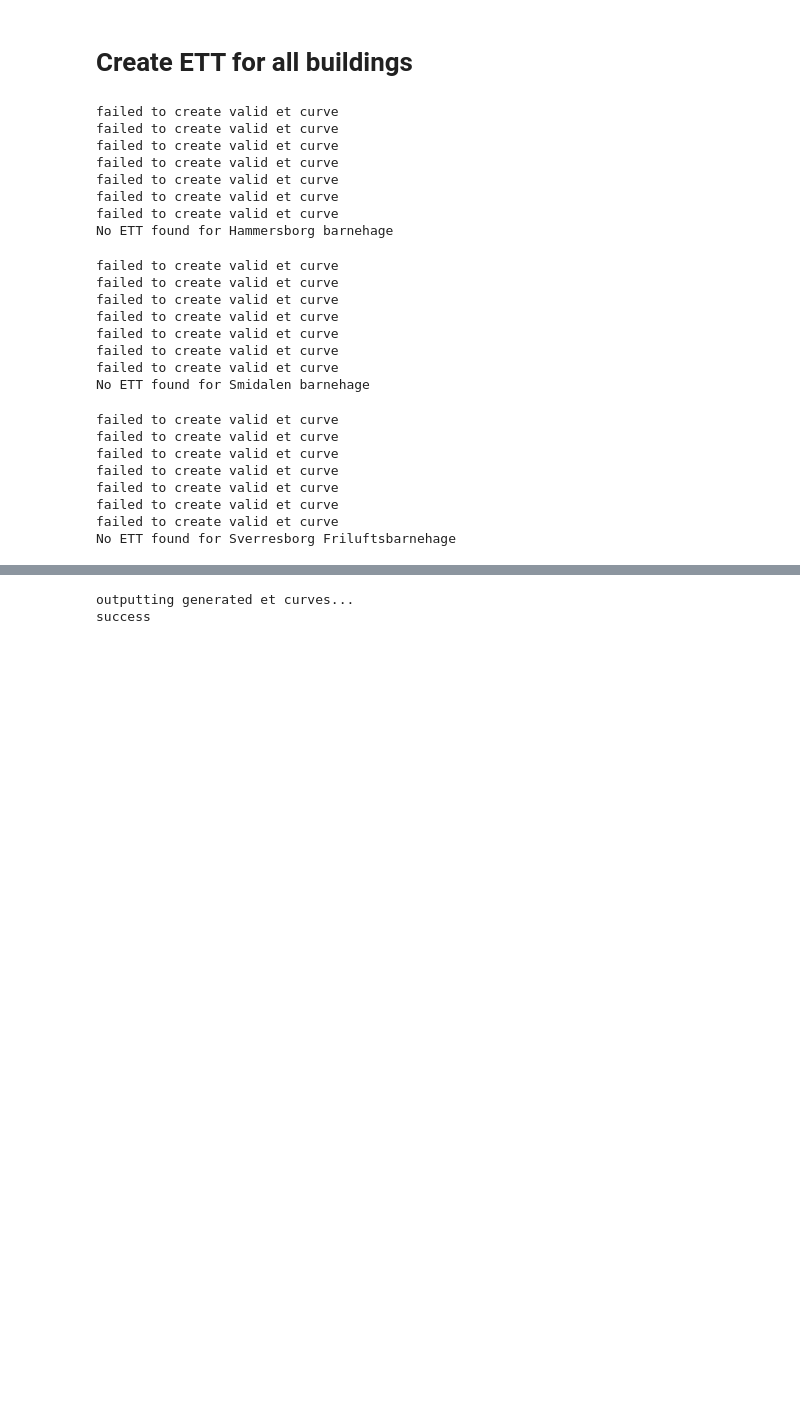
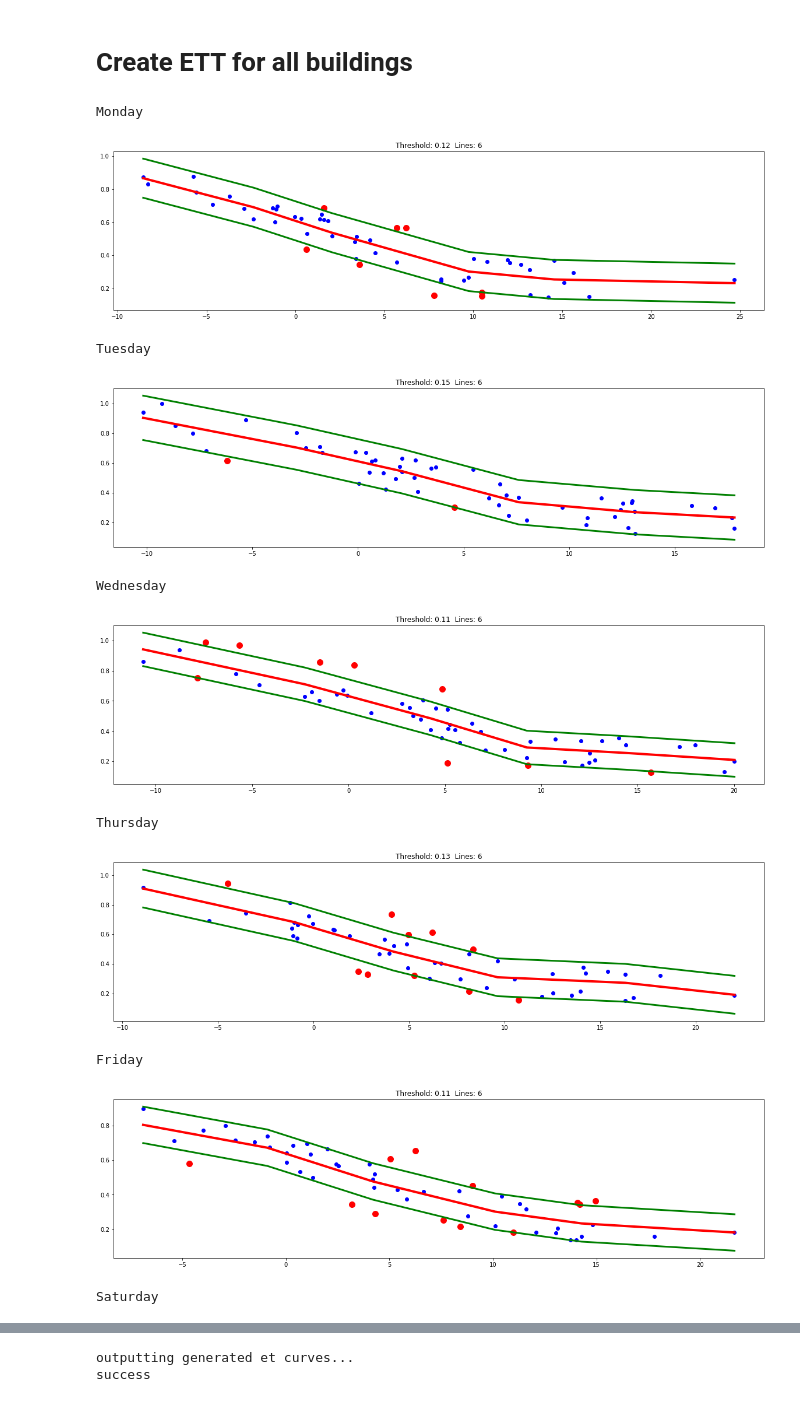
Before and after one commit to dagokl/trdk02_energy_consumption_anomalies_pipeline, a Jupyter notebook: generate_et_curves.ipynb, the cells around one changed output, grey strips where cells are left out. Drawn from its saved outputs; the diff is of its cells as text; code cells hidden in the pictures; blank space fills up the shorter version.

```diff
--- a/generate_et_curves.ipynb
+++ b/generate_et_curves.ipynb
@@ -191,36 +48,30 @@ def optimizer(energy_consumption_series, temperature_series):
 # %%
 # create ETT curves for all buildings
 ETTs = {}
+i = 0
 for building_name, building_data in list(building_dfs.items()):
     building_energy = building_data['Totalt']
     # create ETT for this building
-    ETT = optimizer(building_energy, daily_temp)
-    if ETT is None:
+    ett = ETT()
+    success = ett.optimizer(building_energy, daily_temp)
+    if not success:
         print('No ETT found for ' + building_name)
         continue
-    ETTs[building_name] = ETT
+
+    if i < 4:
+        ett.plot(building_energy, daily_temp)
+    i += 1
+
+    ETTs[building_name] = ett
 # %% [output]
-failed to create valid et curve
-failed to create valid et curve
-failed to create valid et curve
-failed to create valid et curve
-failed to create valid et curve
-failed to create valid et curve
-failed to create valid et curve
-No ETT found for Hammersborg barnehage
+Monday
+[figure, added]
-failed to create valid et curve
-failed to create valid et curve
-failed to create valid et curve
-failed to create valid et curve
-failed to create valid et curve
-failed to create valid et curve
-failed to create valid et curve
-No ETT found for Smidalen barnehage
+Tuesday
+[figure, added]
-failed to create valid et curve
-failed to create valid et curve
-failed to create valid et curve
-failed to create valid et curve
-failed to create valid et curve
-failed to create valid et curve
-failed to create valid et curve
-No ETT found for Sverresborg Friluftsbarnehage
+Wednesday
+[figure, added]
+Thursday
+[figure, added]
+Friday
+[figure, added]
+Saturday
```
Also changed, not shown: parts of 6 cells of this notebook, 7 other files.
